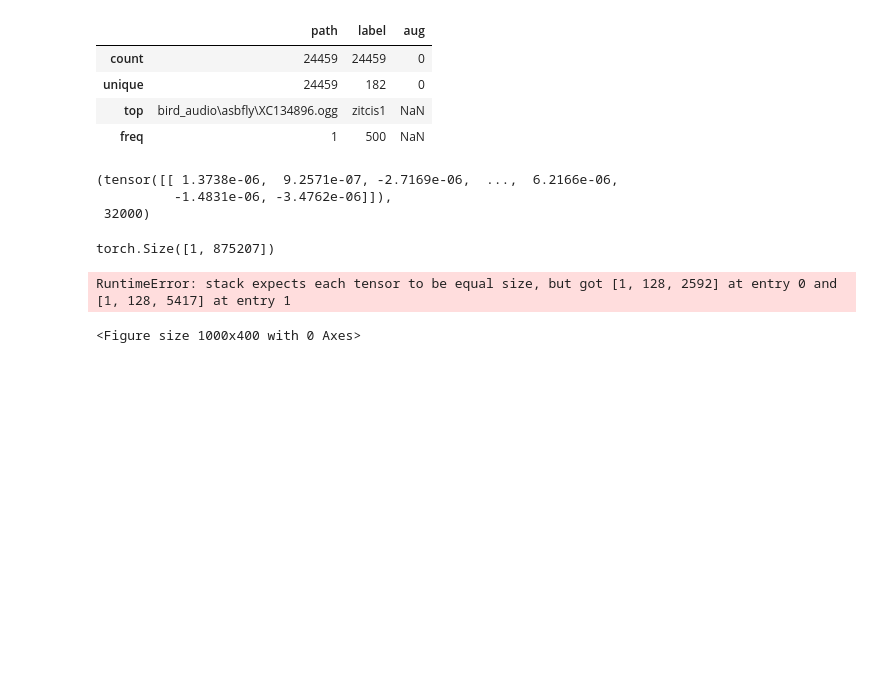
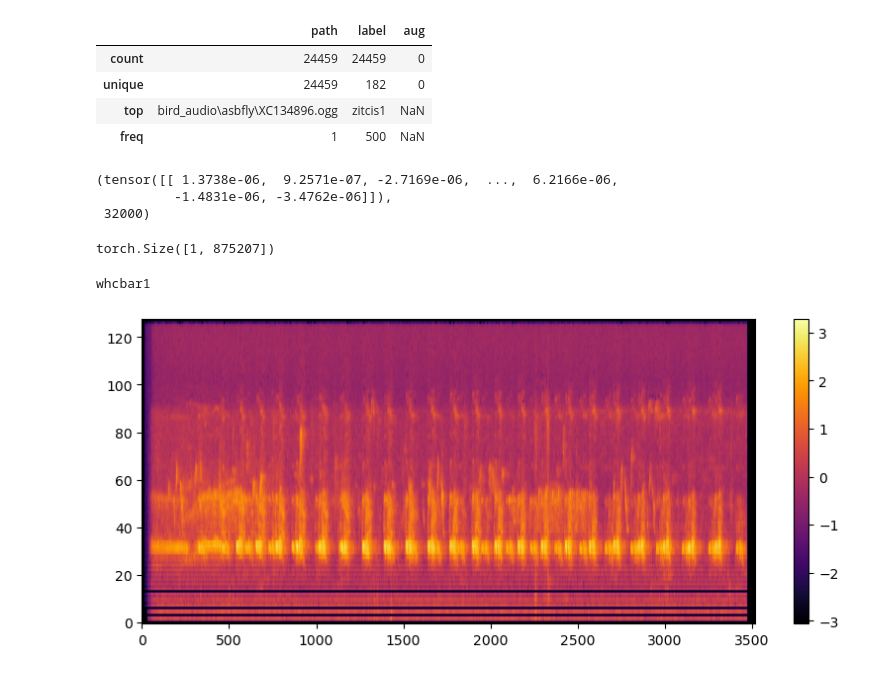
Before and after one commit to arnavgupta1209/audioaugbtp, a Jupyter notebook: audiodatasets.ipynb, the cells around one changed output. Saved outputs shown, nothing was run; the diff lists cells and outputs as text; code cells hidden in the pictures; blank space fills up the shorter version.

Commit message:
added augmentations.py created skeletal dataset/loader

```diff
--- a/audiodatasets.ipynb
+++ b/audiodatasets.ipynb
@@ -21,3 +27,5 @@ import torchvision.models as models
+# %%
+MAX_LEN = 22000
 # %%
 df = pd.DataFrame(columns=['path', 'label', 'aug'])
 # directory is bird_audio, subdirectories are the bird species, they have ogg files
@@ -68,9 +76,13 @@ class AugmentedTrainDataset(Dataset):
         #label = torch.tensor(label, dtype=torch.long)
         aud, sr = torchaudio.load(path)
         #do time domain stuff
+        aud, sr = augmentations.pad_trunc((aud, sr), MAX_LEN)
+
 
         spectro = transforms.MelSpectrogram()(aud)
         spectro = transforms.AmplitudeToDB()(spectro)
+        spectro_m, spectro_s = spectro.mean(), spectro.std()
+        spectro = (spectro - spectro_m) / spectro_s
         #do frequency domain stuff
 
 
@@ -109,9 +125,11 @@ test_dataset = AugmentedTrainDataset(test_df.reset_index(drop=True))
 train_loader = DataLoader(train_dataset, batch_size=4, shuffle=True)
 test_loader = DataLoader(test_dataset, batch_size=4, shuffle=True)
 # %%
+exampleplot = next(iter(train_loader))
 plt.figure(figsize=(10, 4))
-plt.imshow(next(iter(train_loader))[0][0][0].numpy(), aspect='auto', origin='lower', cmap='inferno')
+plt.imshow(exampleplot[0][0][0].numpy(), aspect='auto', origin='lower', cmap='inferno')
 plt.colorbar()
+print(exampleplot[1][0])
 # %% [output]
-RuntimeError: stack expects each tensor to be equal size, but got [1, 128, 2592] at entry 0 and [1, 128, 5417] at entry 1
+whcbar1
-<Figure size 1000x400 with 0 Axes>
+[figure, added]
```
Also changed, not shown: parts of 5 cells of this notebook, 1 other file.
